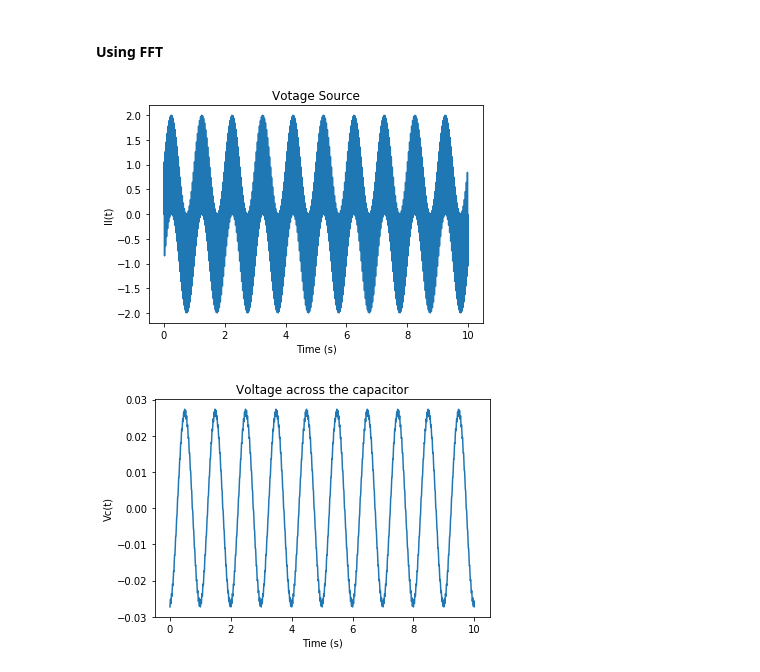
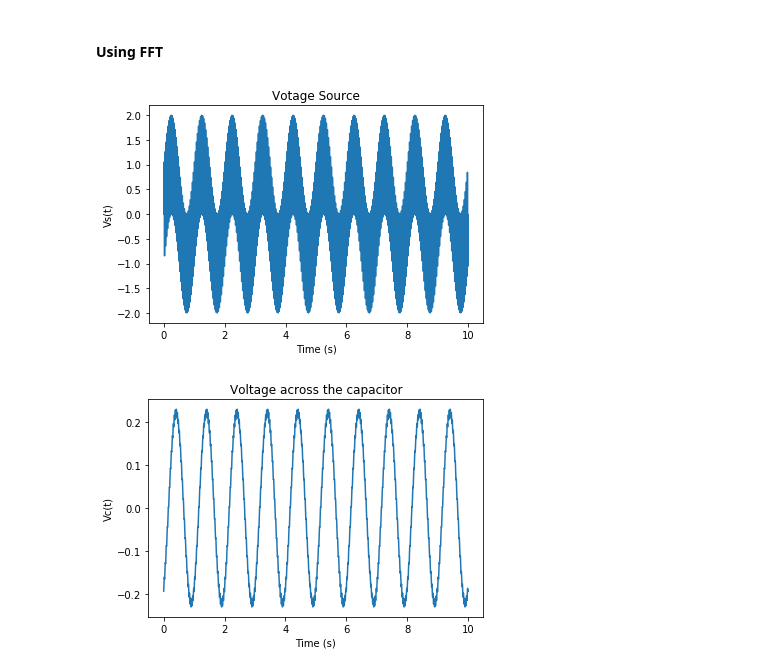
Before and after one commit to anuvazhayil/ODECircuits, a Jupyter notebook: Low-Pass-Filter.ipynb, the cells around one changed output. Drawn from its saved outputs; the diff is of its cells as text; code cells hidden in the pictures.

```diff
--- a/Low-Pass-Filter.ipynb
+++ b/Low-Pass-Filter.ipynb
@@ -40,33 +40,34 @@ plt.show()
 # %%
 from numpy.fft import fft
 from numpy.fft import ifft
 
 R = 10.0
 L = 0.2
 C = 0.2
+T = 10
 t = np.arange(0,10,0.0001)
 
 Vs = np.sin(2 * np.pi * 1 * t) + np.sin(2 * np.pi * 30 * t)
 
 N = len(t)
 w = np.ones(N)
-w[0:N/2 +1]= 2 * np.pi * np.array([np.arange(0,N/2 +1)])
-w[N/2+1 : N] = 2 * np.pi * np.arange(-(N/2 -1),0)
+w[0:N/2 +1]= 2 * np.pi/T * np.array([np.arange(0,N/2 +1)])
+w[N/2+1 : N] = 2 * np.pi/T * np.arange(-(N/2 -1),0)
 
 Vc = ifft(fft(Vs)/(R1 * (1j * w * C + 1/R1 + 1/R2)))
 
 plt.plot(t,Vs)
 plt.xlabel('Time (s)')
 plt.ylabel('Vs(t)')
 plt.title('Votage Source')
 plt.show()
 
 
 plt.plot(t,(Vc))
 plt.xlabel('Time (s)')
 plt.ylabel('Vc(t)')
 plt.title('Voltage across the capacitor')
 plt.show()
 # %% [output]
 [figure]
-[figure, old version]
+[figure, new version]
```
Also changed, not shown: 1 other file.
